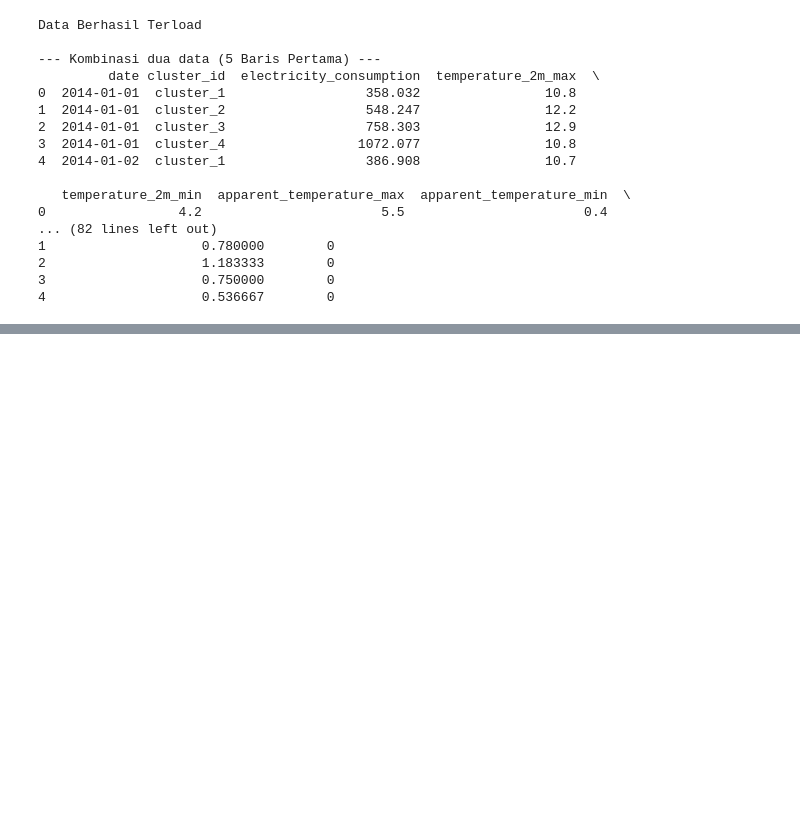
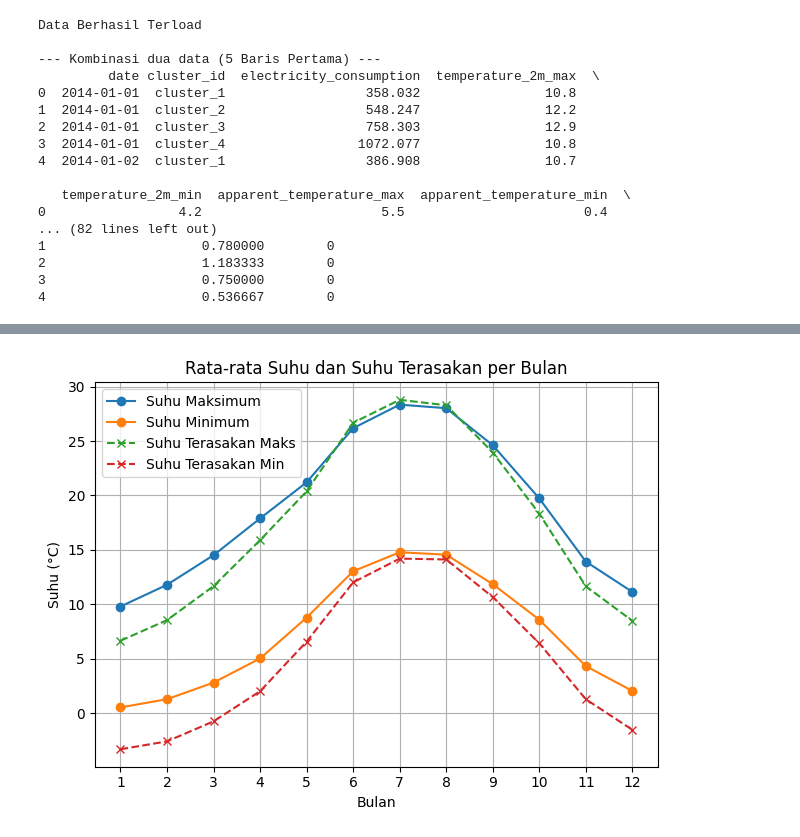
Before and after one commit to Elmanda1/DSA_COMPFEST, a Jupyter notebook: compfest.ipynb, the cells around one changed output, grey strips where cells are left out. Drawn from its saved outputs; the diff is of its cells as text; code cells hidden in the pictures; blank space fills up the shorter version.

```diff
--- a/compfest.ipynb
+++ b/compfest.ipynb
@@ -134,0 +216,29 @@ all_df.info()
+# %%
+
+# 1. Hitung rata-rata per bulan
+suhu_avg = all_df.groupby('month')[[
+    'temperature_2m_max',
+    'temperature_2m_min',
+    'apparent_temperature_max',
+    'apparent_temperature_min'
+]].mean().reset_index()
+
+# 2. Plot
+
+plt.plot(suhu_avg['month'], suhu_avg['temperature_2m_max'], label='Suhu Maksimum', marker='o')
+plt.plot(suhu_avg['month'], suhu_avg['temperature_2m_min'], label='Suhu Minimum', marker='o')
+plt.plot(suhu_avg['month'], suhu_avg['apparent_temperature_max'], label='Suhu Terasakan Maks', linestyle='--', marker='x')
+plt.plot(suhu_avg['month'], suhu_avg['apparent_temperature_min'], label='Suhu Terasakan Min', linestyle='--', marker='x')
+
+plt.title('Rata-rata Suhu dan Suhu Terasakan per Bulan')
+plt.xlabel('Bulan')
+plt.ylabel('Suhu (°C)')
+plt.xticks(range(1, 13))
+plt.grid(True)
+plt.legend()
+plt.tight_layout()
+
+
+#ini membuktikan bahwa penggunaan listrik yang besar di awal bulan dan akhir bulan karena penggunan heater, karena suhu yang rendah
+# %% [output]
+[figure, added]
```
Also changed, not shown: parts of 25 cells of this notebook, 1 other file.
